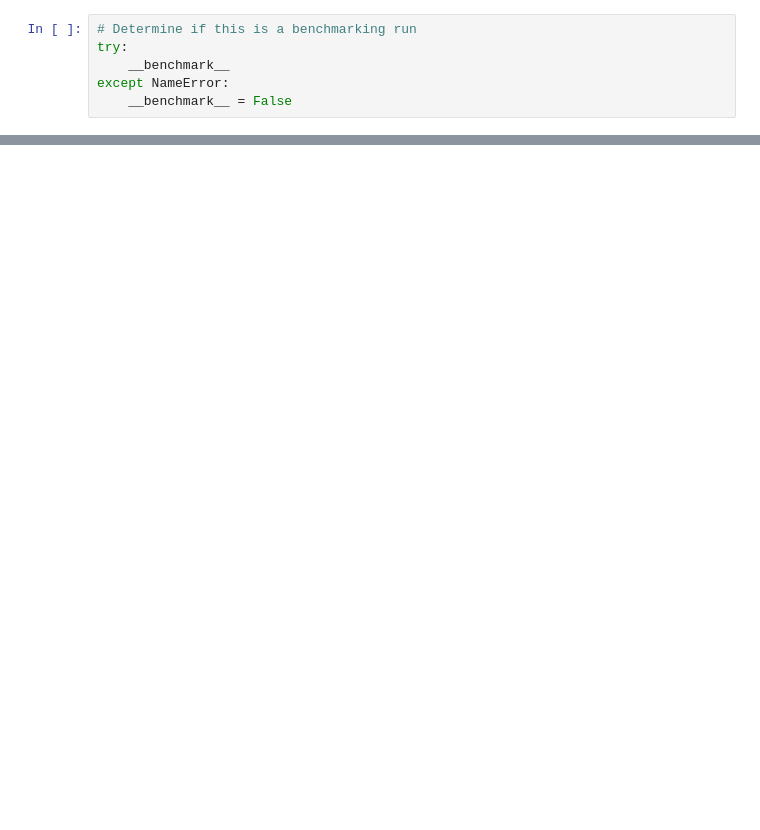
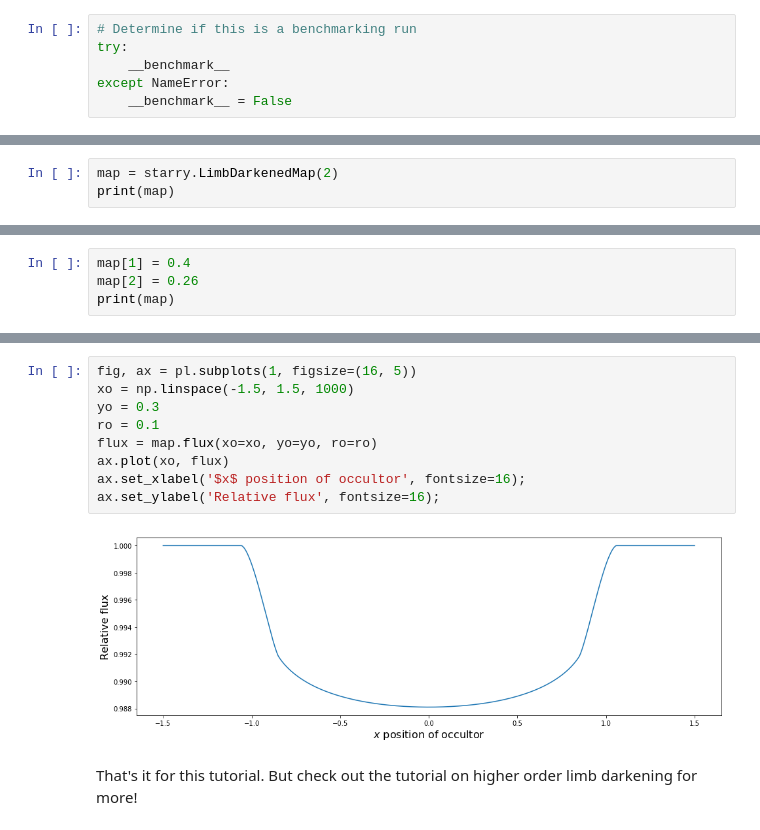
Before and after one commit to rodluger/starry, a Jupyter notebook: docs/tutorials/basics2.ipynb, the cells around one changed output, grey strips where cells are left out. Drawn from its saved outputs; the diff is of its cells as text; blank space fills up the shorter version.

Commit message:
new tutorial

```diff
--- a/docs/tutorials/basics2.ipynb
+++ b/docs/tutorials/basics2.ipynb
@@ -166,0 +55,3 @@ if __benchmark__:
+# %%
+map = starry.LimbDarkenedMap(2)
+print(map)
@@ -166,0 +86,4 @@ if __benchmark__:
+# %%
+map[1] = 0.4
+map[2] = 0.26
+print(map)
@@ -166,0 +116,13 @@ if __benchmark__:
+# %%
+fig, ax = pl.subplots(1, figsize=(16, 5))
+xo = np.linspace(-1.5, 1.5, 1000)
+yo = 0.3
+ro = 0.1
+flux = map.flux(xo=xo, yo=yo, ro=ro)
+ax.plot(xo, flux)
+ax.set_xlabel('$x$ position of occultor', fontsize=16);
+ax.set_ylabel('Relative flux', fontsize=16);
+# %% [output]
+[figure, added]
+# %% [markdown]
+That's it for this tutorial. But check out the tutorial on higher order limb darkening for more!
```
Also changed, not shown: parts of 67 cells of this notebook, 2 other files.
